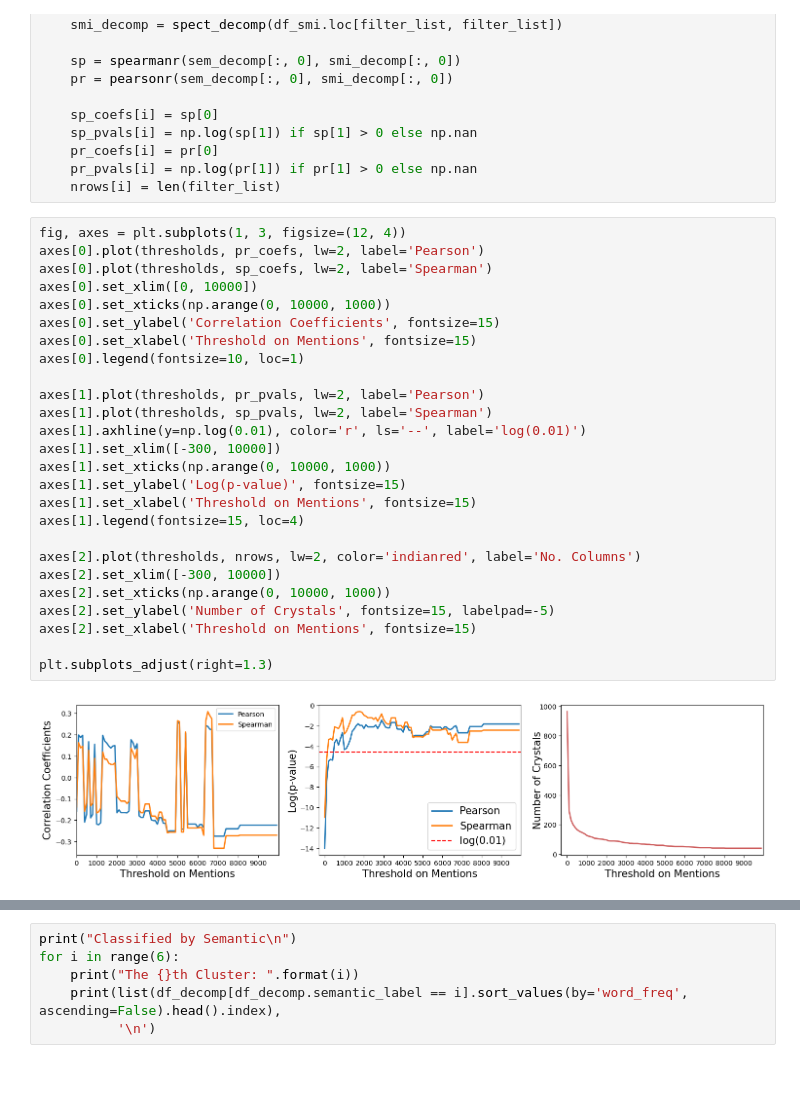
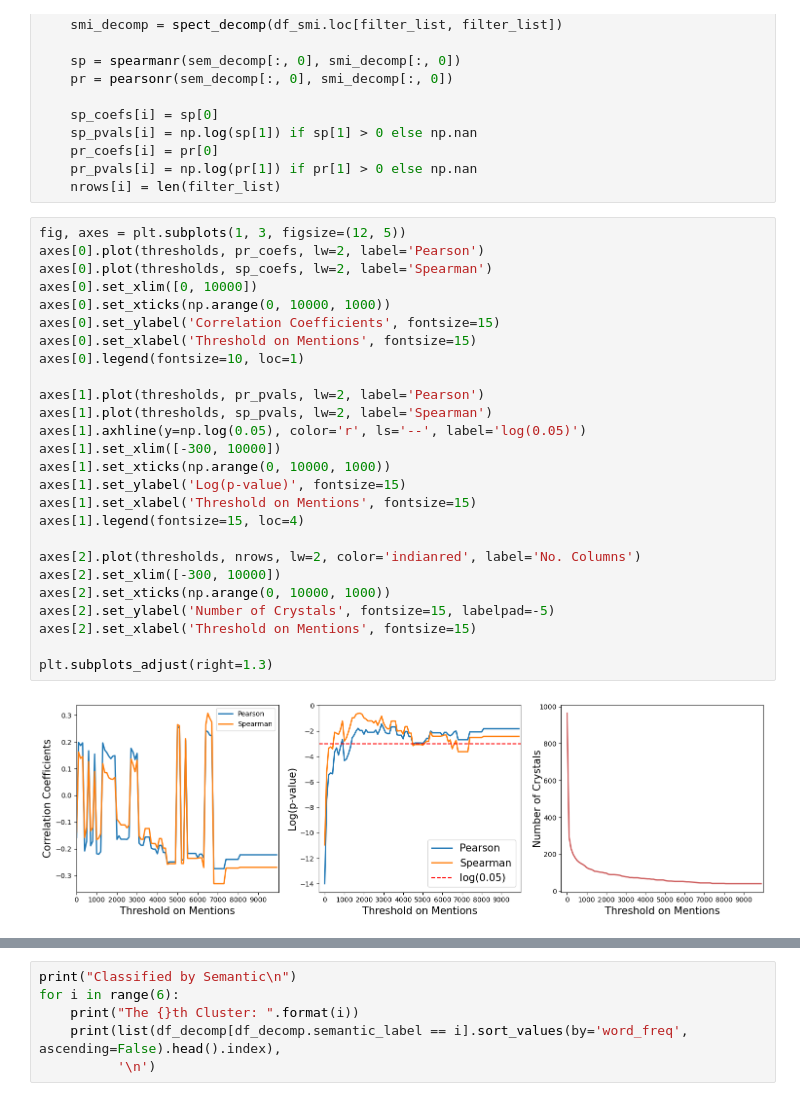
Before and after one commit to LyuZejian/CrystalEmbedding, a Jupyter notebook: Cluster_analysis.ipynb, the cells around one changed output, grey strips where cells are left out. Drawn from its saved outputs; the diff is of its cells as text; blank space fills up the shorter version.

```diff
--- a/Cluster_analysis.ipynb
+++ b/Cluster_analysis.ipynb
@@ -392,30 +401,30 @@ for i, thr in enumerate(thresholds):
     pr_pvals[i] = np.log(pr[1]) if pr[1] > 0 else np.nan
     nrows[i] = len(filter_list)
 # %%
-fig, axes = plt.subplots(1, 3, figsize=(12, 4))
+fig, axes = plt.subplots(1, 3, figsize=(12, 5))
 axes[0].plot(thresholds, pr_coefs, lw=2, label='Pearson')
 axes[0].plot(thresholds, sp_coefs, lw=2, label='Spearman')
 axes[0].set_xlim([0, 10000])
 axes[0].set_xticks(np.arange(0, 10000, 1000))
 axes[0].set_ylabel('Correlation Coefficients', fontsize=15)
 axes[0].set_xlabel('Threshold on Mentions', fontsize=15)
 axes[0].legend(fontsize=10, loc=1)
 
 axes[1].plot(thresholds, pr_pvals, lw=2, label='Pearson')
 axes[1].plot(thresholds, sp_pvals, lw=2, label='Spearman')
-axes[1].axhline(y=np.log(0.01), color='r', ls='--', label='log(0.01)')
+axes[1].axhline(y=np.log(0.05), color='r', ls='--', label='log(0.05)')
 axes[1].set_xlim([-300, 10000])
 axes[1].set_xticks(np.arange(0, 10000, 1000))
 axes[1].set_ylabel('Log(p-value)', fontsize=15)
 axes[1].set_xlabel('Threshold on Mentions', fontsize=15)
 axes[1].legend(fontsize=15, loc=4)
 
 axes[2].plot(thresholds, nrows, lw=2, color='indianred', label='No. Columns')
 axes[2].set_xlim([-300, 10000])
 axes[2].set_xticks(np.arange(0, 10000, 1000))
 axes[2].set_ylabel('Number of Crystals', fontsize=15, labelpad=-5)
 axes[2].set_xlabel('Threshold on Mentions', fontsize=15)
 
 plt.subplots_adjust(right=1.3)
 # %% [output]
-[figure, old version]
+[figure, new version]
```
Also changed, not shown: parts of 8 cells of this notebook.
